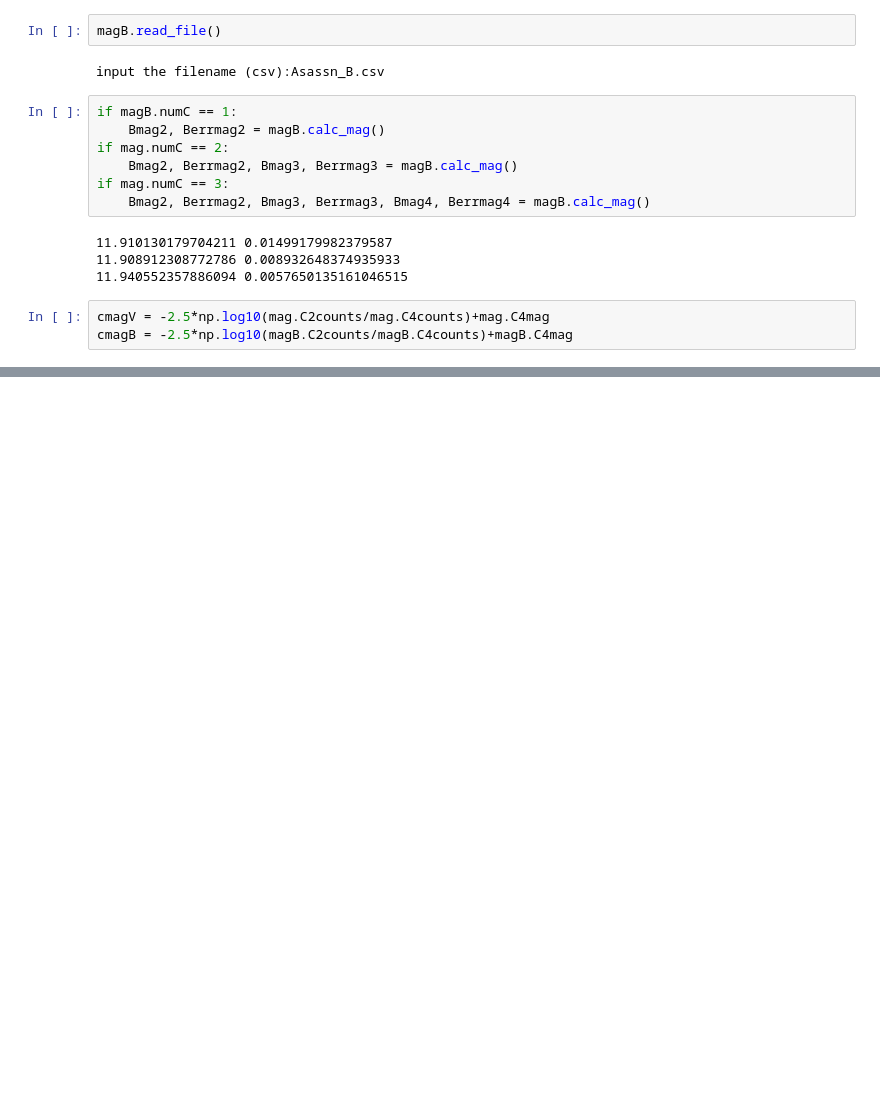
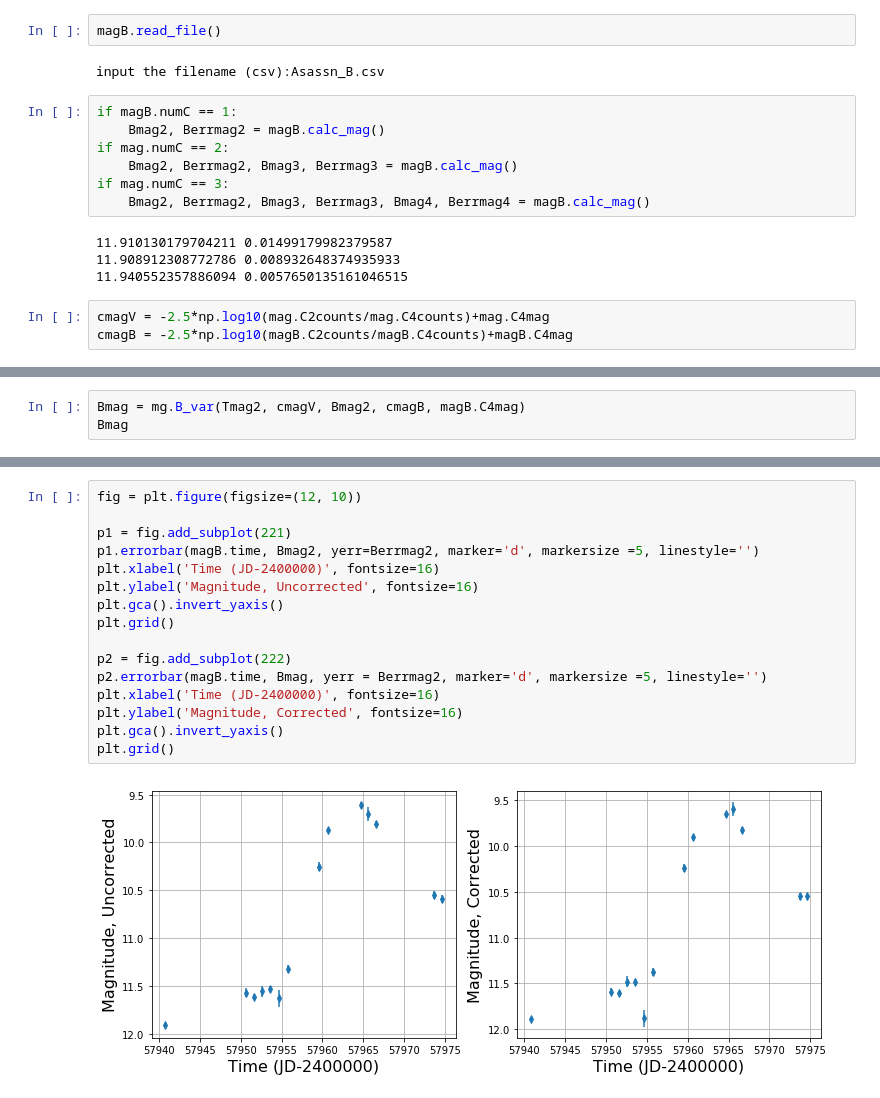
Before and after one commit to semeynjo/MSU-Observatory, a Jupyter notebook: MagnitudeExample.ipynb, the cells around one changed output, grey strips where cells are left out. Drawn from its saved outputs; the diff is of its cells as text; blank space fills up the shorter version.

```diff
--- a/MagnitudeExample.ipynb
+++ b/MagnitudeExample.ipynb
@@ -226,0 +227,3 @@ Asassn-17hx,  57974.63233, 9.739,0.019,V,NO,STD,138,13.834,134,13.436,1.833,na,n
+# %%
+Bmag = mg.B_var(Tmag2, cmagV, Bmag2, cmagB, magB.C4mag)
+Bmag
@@ -226,0 +292,18 @@ Asassn-17hx,  57974.63233, 9.739,0.019,V,NO,STD,138,13.834,134,13.436,1.833,na,n
+# %%
+fig = plt.figure(figsize=(12, 10))
+
+p1 = fig.add_subplot(221)
+p1.errorbar(magB.time, Bmag2, yerr=Berrmag2, marker='d', markersize =5, linestyle='')
+plt.xlabel('Time (JD-2400000)', fontsize=16)
+plt.ylabel('Magnitude, Uncorrected', fontsize=16)
+plt.gca().invert_yaxis()
+plt.grid()
+
+p2 = fig.add_subplot(222)
+p2.errorbar(magB.time, Bmag, yerr = Berrmag2, marker='d', markersize =5, linestyle='')
+plt.xlabel('Time (JD-2400000)', fontsize=16)
+plt.ylabel('Magnitude, Corrected', fontsize=16)
+plt.gca().invert_yaxis()
+plt.grid()
+# %% [output]
+[figure, added]
```
Also changed, not shown: parts of 10 cells of this notebook, 3 other files.
